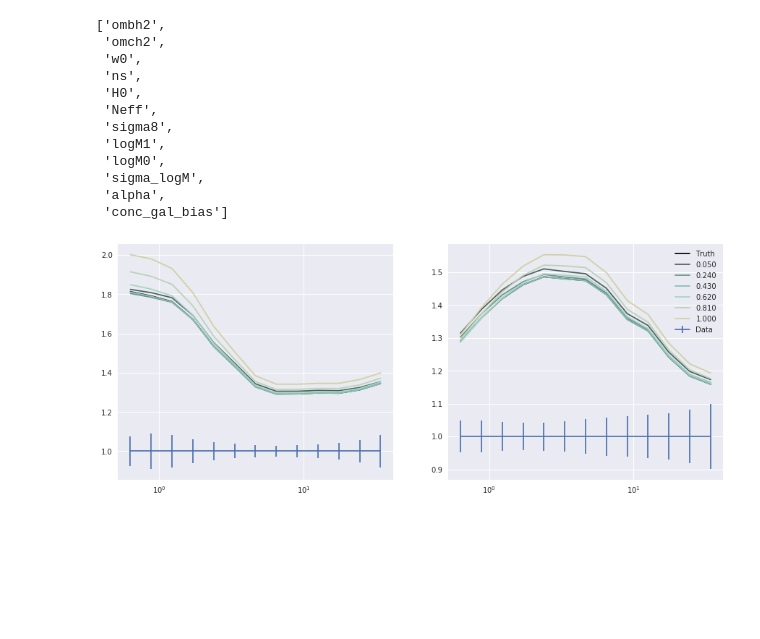
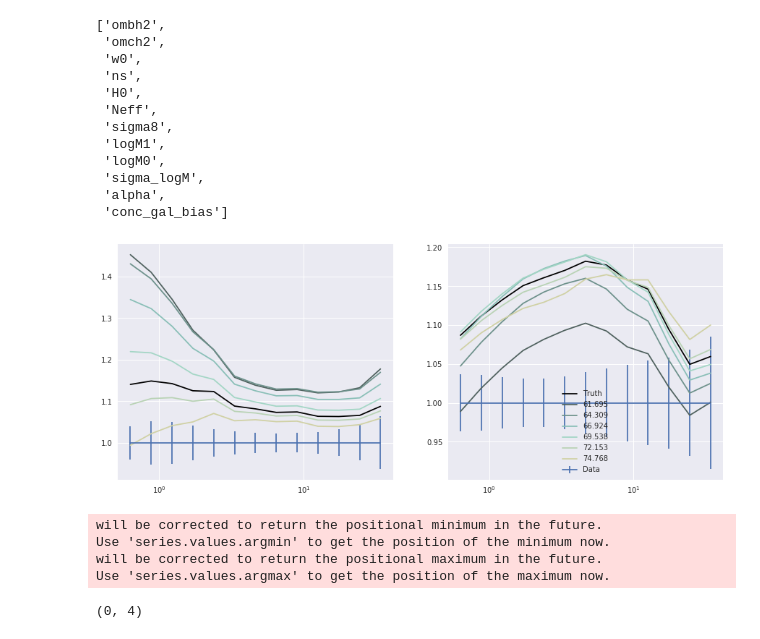
Before and after one commit to mclaughlin6464/pearce, a Jupyter notebook: notebooks/AB_tests/Compare Chain and Emulator HDF5 SLAC Joint.ipynb, the cells around one changed output. Drawn from its saved outputs; the diff is of its cells as text; code cells hidden in the pictures; blank space fills up the shorter version.

```diff
--- a/notebooks/AB_tests/Compare Chain and Emulator HDF5 SLAC Joint.ipynb
+++ b/notebooks/AB_tests/Compare Chain and Emulator HDF5 SLAC Joint.ipynb
@@ -143,0 +132,4 @@ cat_val_dict = dict(zip(cosmo_pnames, cosmo_true_vals))
+# %%
+cpv = cat._get_cosmo_param_names_vals()
+
+cat_val_dict =  {key: val for key, val in zip(cpv[0], cpv[1])}
@@ -154,8 +154,8 @@ cat_val_dict
 # %%
 true_param_dict = cat_val_dict.copy()
-#hod_params = {'alpha': 1.083, 'conc_gal_bias': 1.0, 'logM0': 13.2,'logM1': 14.2, 'sigma_logM': 0.2}#sim_info['hod_params']
-hod_params = {'alpha': 1.03887697, 'conc_gal_bias': 1.0, 'logM0': 11.41003864,\
-              'logM1': 14.56088772, 'sigma_logM': 0.44415644}#sim_info['hod_params']
+hod_params = {'alpha': 1.083, 'conc_gal_bias': 1.0, 'logM0': 13.2,'logM1': 14.2, 'sigma_logM': 0.2}#sim_info['hod_params']
+#hod_params = {'alpha': 1.03887697, 'conc_gal_bias': 1.0, 'logM0': 11.41003864,\
+#              'logM1': 14.56088772, 'sigma_logM': 0.44415644}#sim_info['hod_params']
 
 
 
@@ -411,33 +411,37 @@ emu.get_param_names()
  'sigma_logM',
  'alpha',
  'conc_gal_bias']
+# %%
+true_h = 0.677
+# %%
+h_factor = lambda  h : (h/true_h)**(1)
 # %%
 fig = plt.figure(figsize=(15,6))
-varied_pname = 'sigma_logM'
-lower, upper = 0.05, 1.0#emu.get_param_bounds(varied_pname)
+varied_pname = 'H0'
+lower, upper = emu.get_param_bounds(varied_pname)
 
 for i in xrange(len(emus)):
     plt.subplot(1,2,i+1)
     plt.errorbar(rbc[rmin_idxs], np.ones_like(true_data[i][rmin_idxs]),\
                  yerr=yerr[i][rmin_idxs]/true_data[i][rmin_idxs], label = 'Data')
-    pred = emus[i].emulate_wrt_r(true_param_dict).squeeze()
-    #pred = emus[i].emulate_wrt_r(MAP_dict).squeeze()
+    #pred = emus[i].emulate_wrt_r(true_param_dict).squeeze()
+    pred = emus[i].emulate_wrt_r(MAP_dict).squeeze()
 
-    plt.plot(rbc[rmin_idxs], (10**pred[rmin_idxs])/true_data[i][rmin_idxs], label = 'Truth', color = 'k')
+    plt.plot(rbc[rmin_idxs], h_factor(MAP_dict['H0']/100)*(10**pred[rmin_idxs])/true_data[i][rmin_idxs], label = 'Truth', color = 'k')
 
     plt.xscale('log')
 
 for c, val in zip(cmap, np.linspace(lower, upper, N) ):
-    param_dict = true_param_dict.copy()
-    #param_dict=  MAP_dict.copy()
+    #param_dict = true_param_dict.copy()
+    param_dict=  MAP_dict.copy()
     param_dict[varied_pname] = val
 
     for i in xrange(len(emus)):
         plt.subplot(1,2,i+1)
         pred = emus[i].emulate_wrt_r(param_dict).squeeze()
-        plt.plot(rbc[rmin_idxs], (10**pred[rmin_idxs])/true_data[i][rmin_idxs], label = '%.3f'%val, color = c)
-
+        plt.plot(rbc[rmin_idxs],h_factor(val/100)*(10**pred[rmin_idxs])/true_data[i][rmin_idxs], label = '%.3f'%val, color = c)
+        #plt.plot(rbc[rmin_idxs], np.ones_like(pred[rmin_idxs]), color = c)
 plt.legend(loc='best')
 plt.show();
 # %% [output]
-[figure, old version]
+[figure, new version]
@@ -443,0 +452,8 @@ plt.show();
+# %%
+np.argmin(cat.cosmo_params['H0']), np.argmax(cat.cosmo_params['H0'])
+# %% [output]
+will be corrected to return the positional minimum in the future.
+Use 'series.values.argmin' to get the position of the minimum now.
+will be corrected to return the positional maximum in the future.
+Use 'series.values.argmax' to get the position of the maximum now.
+(0, 4)
```
Also changed, not shown: parts of 40 cells of this notebook, 3 other files.
